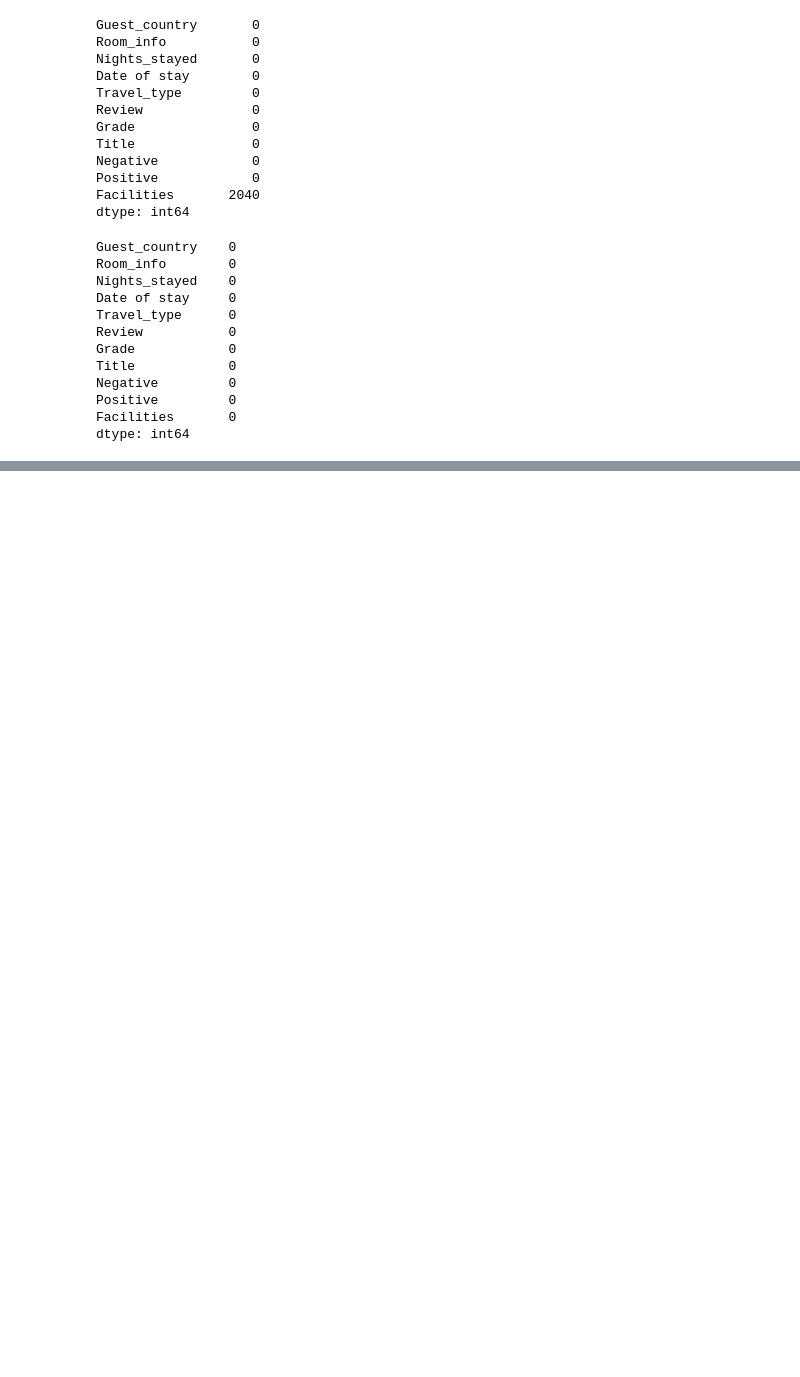
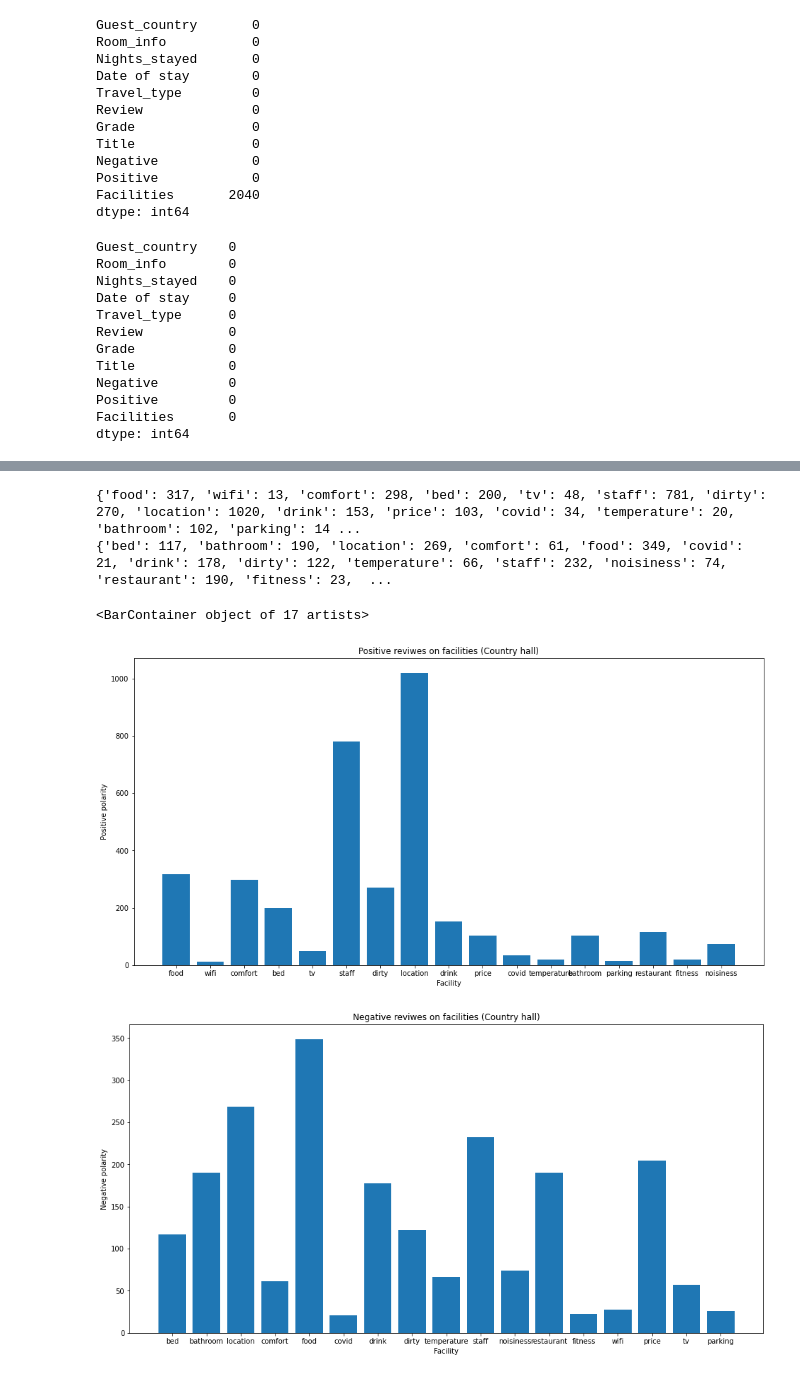
Before and after one commit to mitosHermanos/SIAP-NN, a Jupyter notebook: Popularity_of_facilities.ipynb, the cells around one changed output, grey strips where cells are left out. Drawn from its saved outputs; the diff is of its cells as text; code cells hidden in the pictures; blank space fills up the shorter version.

```diff
--- a/Popularity_of_facilities.ipynb
+++ b/Popularity_of_facilities.ipynb
@@ -57,0 +105,46 @@ dtype: int64
+# %%
+df = pd.read_csv("hotels-parsed-added-facilities/country_hall(parsed)(1)_facilities.csv")
+df.dropna(inplace=True)
+fac_poz_country_hall_pp = {}
+for x, y in zip(df['Facilities'], df['Positive']):
+    if y == 1:
+        sp = x.split('|')
+        for s in sp:
+            if s != '':
+                if s in fac_poz_country_hall_pp.keys():
+                    fac_poz_country_hall_pp[s] = fac_poz_country_hall_pp[s] + 1
+                else:
+                    fac_poz_country_hall_pp[s] = 1
+fac_neg_country_hall_pp = {}
+for x, y in zip(df['Facilities'], df['Negative']):
+    if y == 1:
+        sp = x.split('|')
+        for s in sp:
+            if s != '':
+                if s in fac_neg_country_hall_pp.keys():
+                    fac_neg_country_hall_pp[s] = fac_neg_country_hall_pp[s] + 1
+                else:
+                    fac_neg_country_hall_pp[s] = 1
+print(fac_poz_country_hall_pp)
+print(fac_neg_country_hall_pp)
+plt.figure(figsize=(16,8))
+plt.ylabel('Positive polarity')
+plt.xlabel('Facility')
+plt.title('Positive reviwes on facilities (Country hall)')
+keys = fac_poz_country_hall_pp.keys()
+values = fac_poz_country_hall_pp.values()
+plt.bar(keys, values)
+
+plt.figure(figsize=(16,8))
+plt.ylabel('Negative polarity')
+plt.xlabel('Facility')
+plt.title('Negative reviwes on facilities (Country hall)')
+keys = fac_neg_country_hall_pp.keys()
+values = fac_neg_country_hall_pp.values()
+plt.bar(keys, values)
+# %% [output]
+{'food': 317, 'wifi': 13, 'comfort': 298, 'bed': 200, 'tv': 48, 'staff': 781, 'dirty': 270, 'location': 1020, 'drink': 153, 'price': 103, 'covid': 34, 'temperature': 20, 'bathroom': 102, 'parking': 14 ...
+{'bed': 117, 'bathroom': 190, 'location': 269, 'comfort': 61, 'food': 349, 'covid': 21, 'drink': 178, 'dirty': 122, 'temperature': 66, 'staff': 232, 'noisiness': 74, 'restaurant': 190, 'fitness': 23,  ...
+<BarContainer object of 17 artists>
+[figure, added]
+[figure, added]
```
Also changed, not shown: parts of 20 cells of this notebook.
